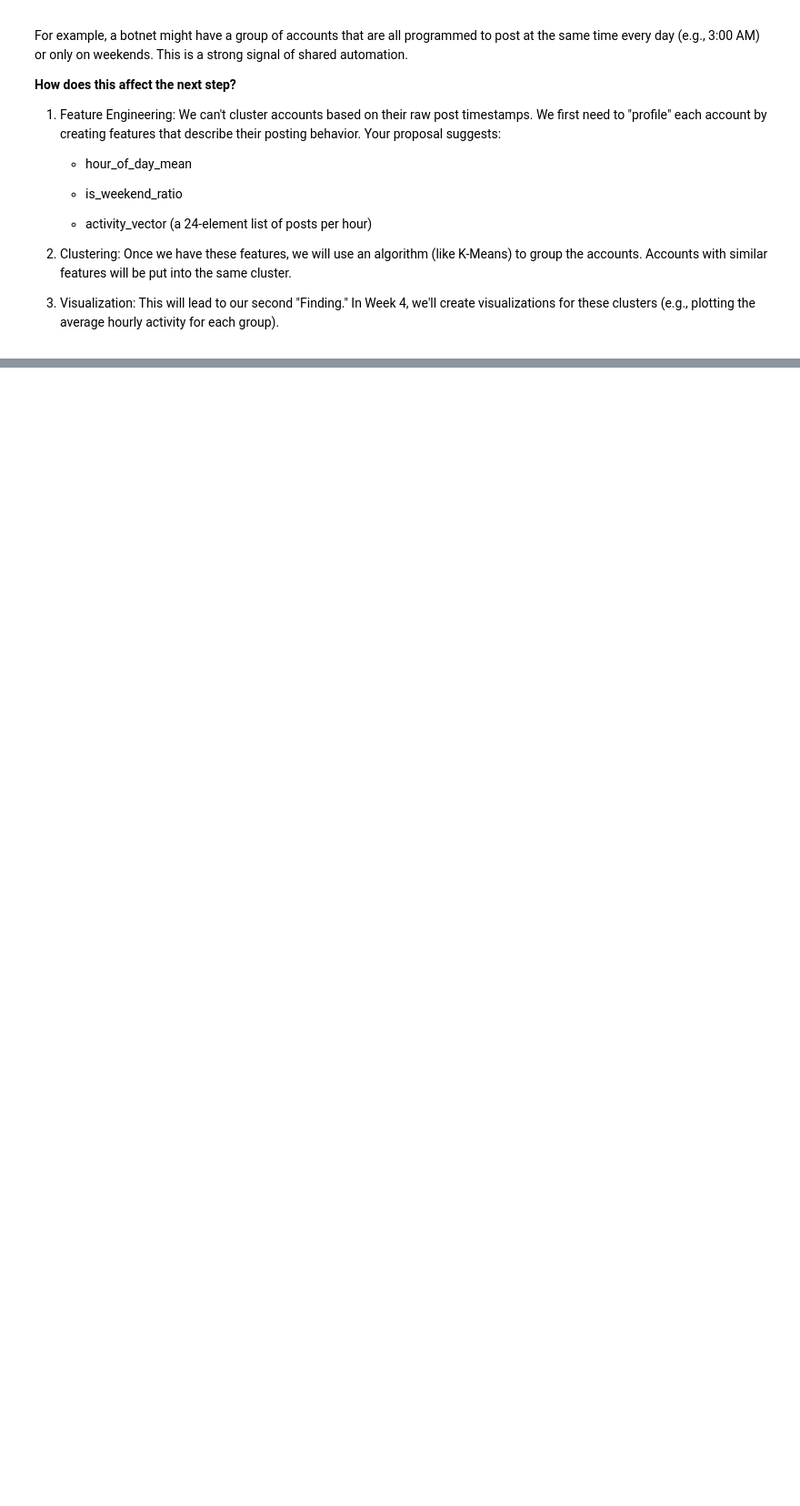
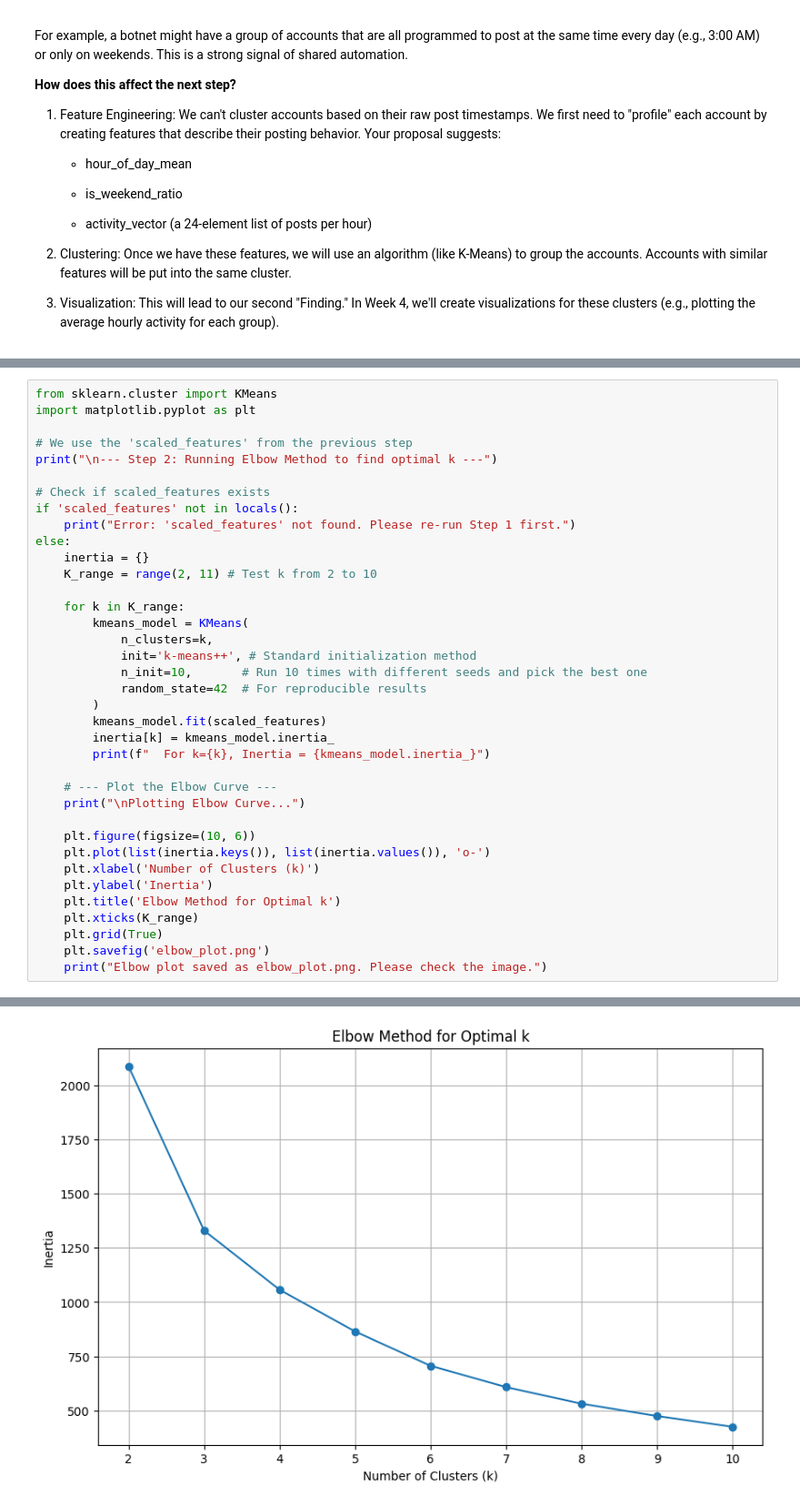
Before and after one commit to peter25316/cib-mango-tree-peter, a Jupyter notebook: reports/Progress_Report/capstone-analysis.ipynb, the cells around one changed output, grey strips where cells are left out. Shown at 91% size. Drawn from its saved outputs; the diff is of its cells as text; blank space fills up the shorter version.

Commit message:
implement temporal clustering, save results and reports update

```diff
--- a/reports/Progress_Report/capstone-analysis.ipynb
+++ b/reports/Progress_Report/capstone-analysis.ipynb
@@ -967,0 +1044,38 @@ Schema({'account.id': Int64, 'hour_of_day_mean': Float64, 'is_weekend_ratio': Fl
+# %%
+from sklearn.cluster import KMeans
+import matplotlib.pyplot as plt
+
+# We use the 'scaled_features' from the previous step
+print("\n--- Step 2: Running Elbow Method to find optimal k ---")
+
+# Check if scaled_features exists
+if 'scaled_features' not in locals():
+    print("Error: 'scaled_features' not found. Please re-run Step 1 first.")
+else:
+    inertia = {}
+    K_range = range(2, 11) # Test k from 2 to 10
+
+    for k in K_range:
+        kmeans_model = KMeans(
+            n_clusters=k,
+            init='k-means++', # Standard initialization method
+            n_init=10,       # Run 10 times with different seeds and pick the best one
+            random_state=42  # For reproducible results
+        )
+        kmeans_model.fit(scaled_features)
+        inertia[k] = kmeans_model.inertia_
+        print(f"  For k={k}, Inertia = {kmeans_model.inertia_}")
+
+    # --- Plot the Elbow Curve ---
+    print("\nPlotting Elbow Curve...")
+
+    plt.figure(figsize=(10, 6))
+    plt.plot(list(inertia.keys()), list(inertia.values()), 'o-')
+    plt.xlabel('Number of Clusters (k)')
+    plt.ylabel('Inertia')
+    plt.title('Elbow Method for Optimal k')
+    plt.xticks(K_range)
+    plt.grid(True)
+    plt.savefig('elbow_plot.png')
+    print("Elbow plot saved as elbow_plot.png. Please check the image.")
+# %% [output]
@@ -967,0 +1095 @@ Schema({'account.id': Int64, 'hour_of_day_mean': Float64, 'is_weekend_ratio': Fl
+[figure, added]
```
Also changed, not shown: parts of 11 cells of this notebook, 27 other files.
